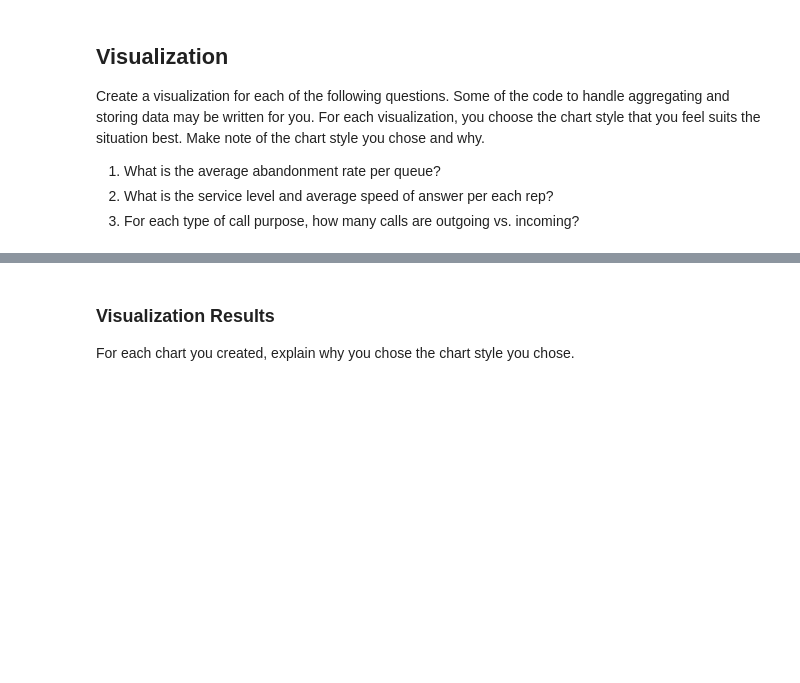
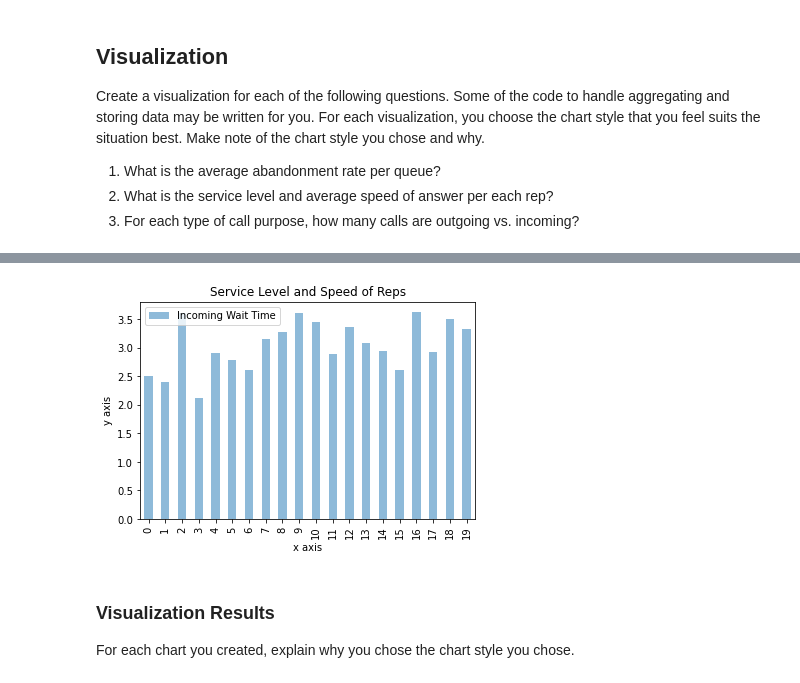
Before and after one commit to tgray237/call-center-cleanup-assignment, a Jupyter notebook: Call Center Cleanup.ipynb, the cells around one changed output, grey strips where cells are left out. Cells and saved outputs as stored; diff of their text form; code cells hidden in the pictures; blank space fills up the shorter version.

```diff
--- a/Call Center Cleanup.ipynb
+++ b/Call Center Cleanup.ipynb
@@ -219,27 +467,37 @@ NameError: name 'df' is not defined
 # %%
 # Create visualization 2 here
 # north_plt contains the data you need for the average speed of answer of each rep
 
-north_plt = north.groupby("Rep ID")["Incoming Wait Time"].mean().to_frame().reset_index()
+north_plt = df.groupby("Rep ID")["Incoming Wait Time"].mean().to_frame().reset_index()
 
 # Finding each Rep's Personal Service Level Percentage.  Basically, Calls within 2 secs / total calls
 
 # Table 1: Total Incoming calls less than 2 seconds grouped by Rep
-quick_calls = north[north["Incoming Wait Time"] <= 2.0]
+quick_calls = df[df["Incoming Wait Time"] <= 2.0]
 quick_reps = quick_calls[["Rep ID", "Calls"]]
 quick_stats = quick_reps.groupby(["Rep ID"]).sum()  # Final Table
 
 
 # Table 2: Total Incoming Calls Only grouped by Rep
-total_calls_in = north[north["Incoming or Outgoing"] == "Incoming"]
+total_calls_in = df[df["Incoming or Outgoing"] == "Incoming"]
 rep_calls = total_calls_in[["Rep ID", "Calls"]]
 total_stats = rep_calls.groupby(["Rep ID"]).sum() # Final Table
 
 #  Table 3: Service Level Percentage created via merge
 service_level = pd.merge(quick_stats, total_stats, on="Rep ID")
 
 # Create Percentage Column in Table 3
 service_level["Service Level %"] = service_level["Calls_x"]/service_level["Calls_y"] * 100
+
+
+df_pivot = pd.pivot_table(df, values='Calls', index='Rep ID', columns='Incoming Wait Time', aggfunc=np.mean)
+ax = north_plt.plot(kind='bar',alpha=0.5)
+plt.title('Service Level and Speed of Reps')
+plt.xlabel('x axis')
+plt.ylabel('y axis')
+plt.show()
+# %% [output]
+[figure, added]
 # %%
 # Create visualization 3 here
 # The three dictionaries, complaints, sales_support, and product_support, have the information you need
```
Also changed, not shown: parts of 26 cells of this notebook.
